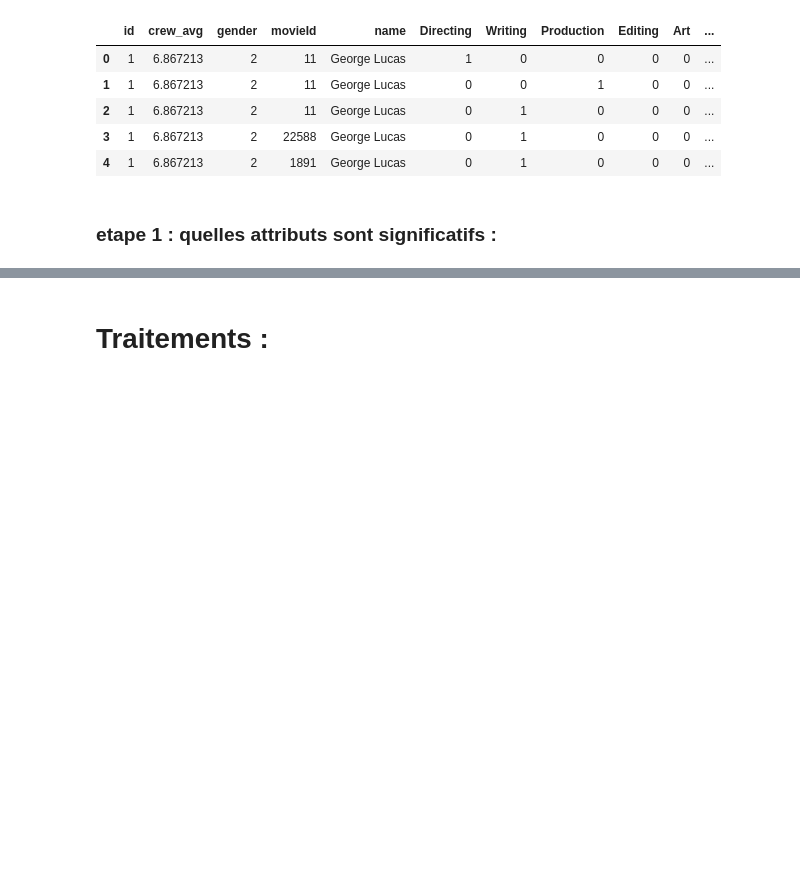
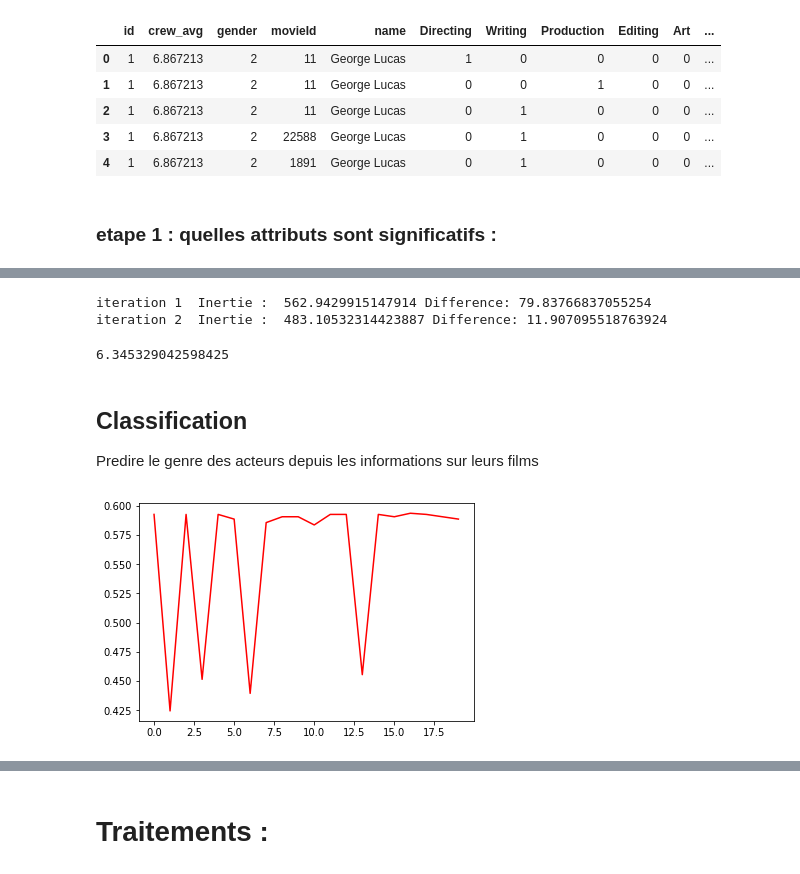
Before and after one commit to chekirou/Machine-learning-on-IMDB, a Jupyter notebook: projet.ipynb, the cells around one changed output, grey strips where cells are left out. Cells and saved outputs as stored; diff of their text form; code cells hidden in the pictures; blank space fills up the shorter version.

```diff
--- a/projet.ipynb
+++ b/projet.ipynb
@@ -541,2 +584,13 @@ crew.head()
 # %%
-les_centresRand1, l_affectationv = km.kmoyennes(2, , 0.05, 100)
+les_centresRand1, l_affectationv = km.kmoyennes(10, dfCLustering[:1000], 10, 100)
+# %% [output]
+iteration 1  Inertie :  562.9429915147914 Difference: 79.83766837055254
+iteration 2  Inertie :  483.10532314423887 Difference: 11.907095518763924
+# %%
+km.evaluation("Dunn",dfCLustering[:1000], les_centresRand1, l_affectationv )
+# %% [output]
+6.345329042598425
+# %% [markdown]
+## Classification
+
+Predire le genre des acteurs depuis les informations sur leurs films
@@ -542,0 +600,24 @@ les_centresRand1, l_affectationv = km.kmoyennes(2, , 0.05, 100)
+# %%
+dfClassification =dfClassification.dropna()
+# %%
+dfClassification = dfClassification.sample(10000)
+# %%
+une_base = ls.LabeledSet(2)
+for index, row in dfClassification.iterrows():
+    une_base.addExample(row[0:row.shape[0]-1] + [1],row["gender_class"])
+# %%
+a,b= [], []
+train, test = split(une_base, 0.9)
+def testPerceptron(labelset, taille, learningRate, train, test):
+    #kernel = cl.KernelBias()
+    for i in range(0,20):
+        c = cl.ClassifierPerceptron(taille, learningRate)
+        c.train(train)
+        a.append(i)
+        b.append(c.accuracy(test))
+    plt.pyplot.plot(a, b, "r")
+    plt.pyplot.show()
+# %%
+testPerceptron(une_base, 19, 0.03, train, test )
+# %% [output]
+[figure, added]
```
Also changed, not shown: parts of 17 cells of this notebook.
